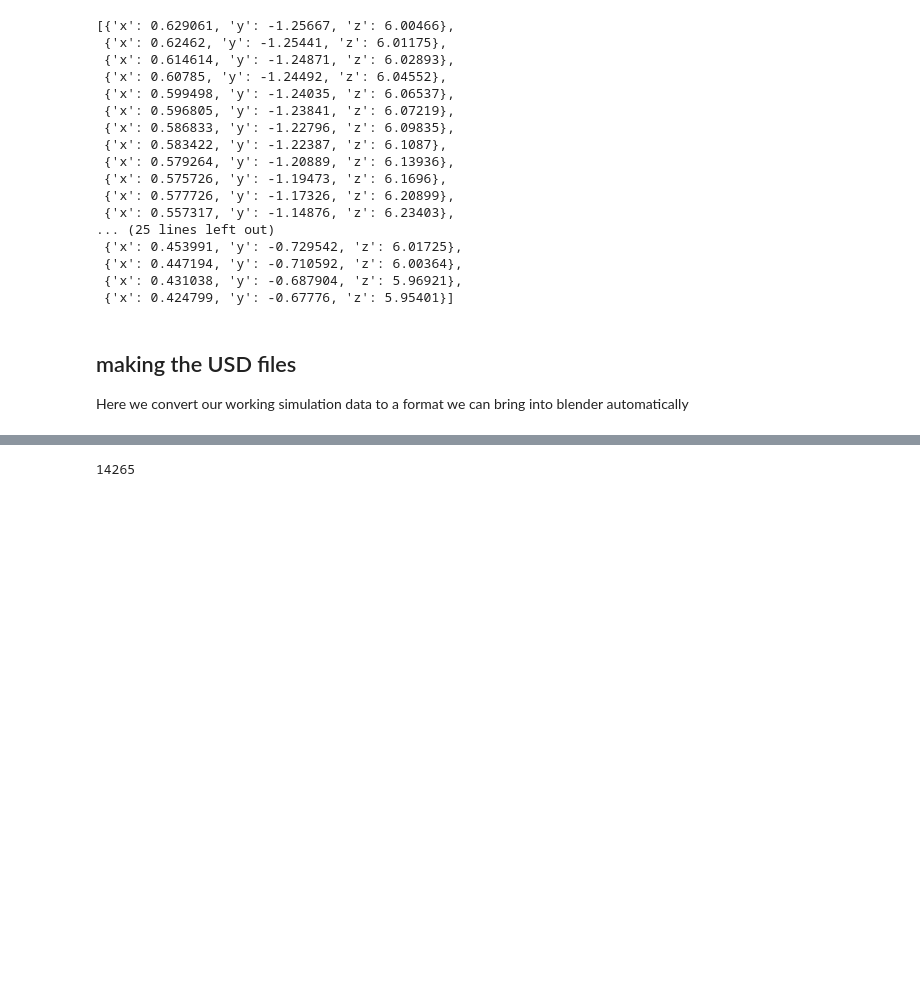
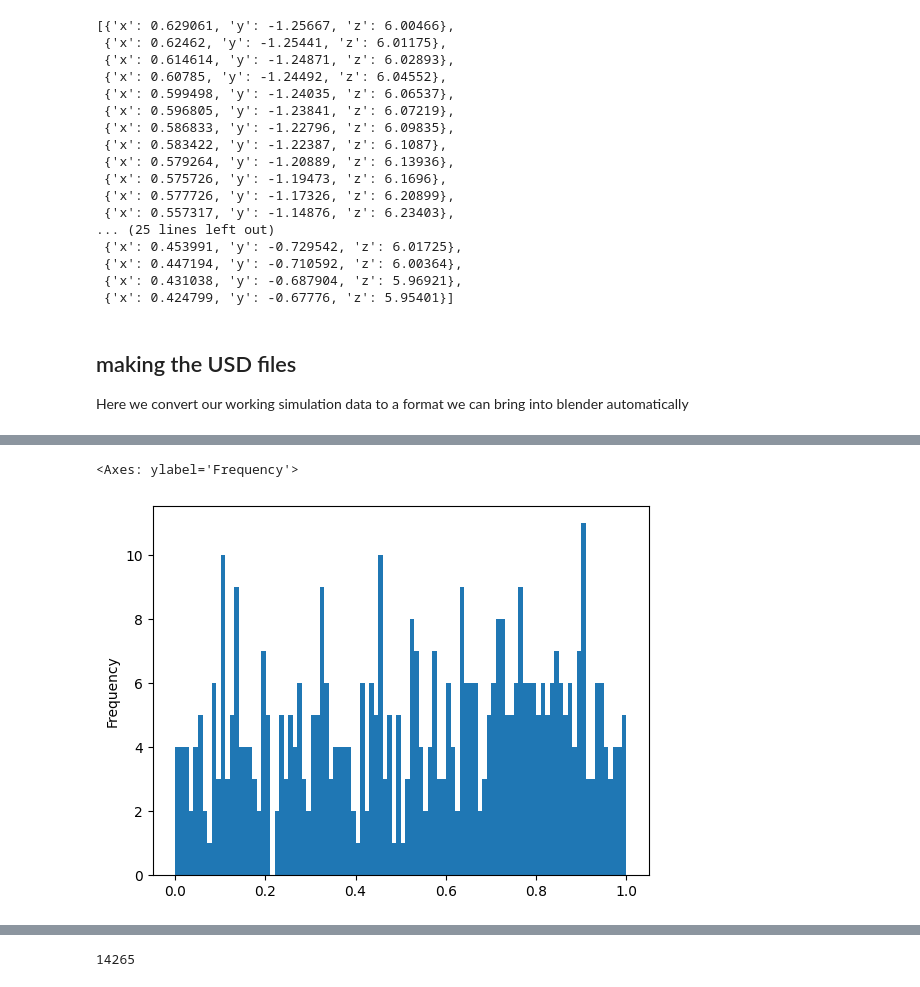
Before and after one commit to DevinBayly/Cacao_visualization, a Jupyter notebook: code/particle_simulation/networkx_curve_separation.ipynb, the cells around one changed output, grey strips where cells are left out. Cells and saved outputs as stored; diff of their text form; code cells hidden in the pictures; blank space fills up the shorter version.

```diff
--- a/code/particle_simulation/networkx_curve_separation.ipynb
+++ b/code/particle_simulation/networkx_curve_separation.ipynb
@@ -472,0 +636,6 @@ array([5, 5, 5, ..., 5, 5, 5], shape=(14265,), dtype=int16)
+# %%
+# working out the size of unit I should move by
+df["Vc_15mm_cm/hr"].abs()[df["Vc_15mm_cm/hr"].abs() <1].plot.hist(bins=100)
+# %% [output]
+<Axes: ylabel='Frequency'>
+[figure, added]
```
Also changed, not shown: parts of 57 cells of this notebook.
